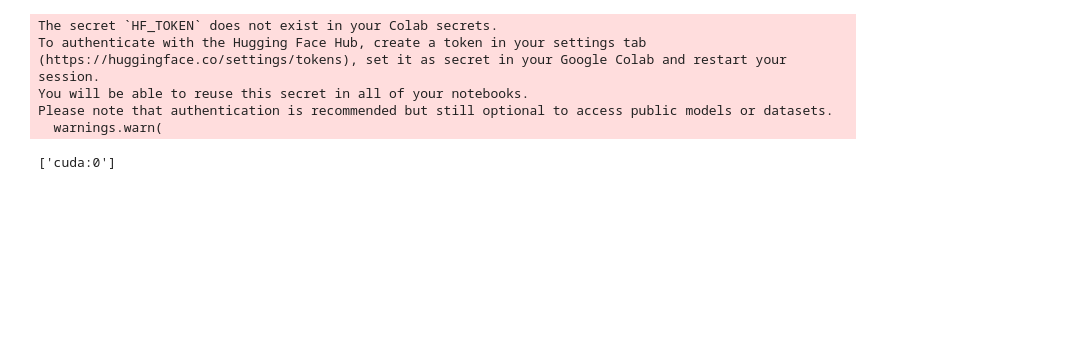
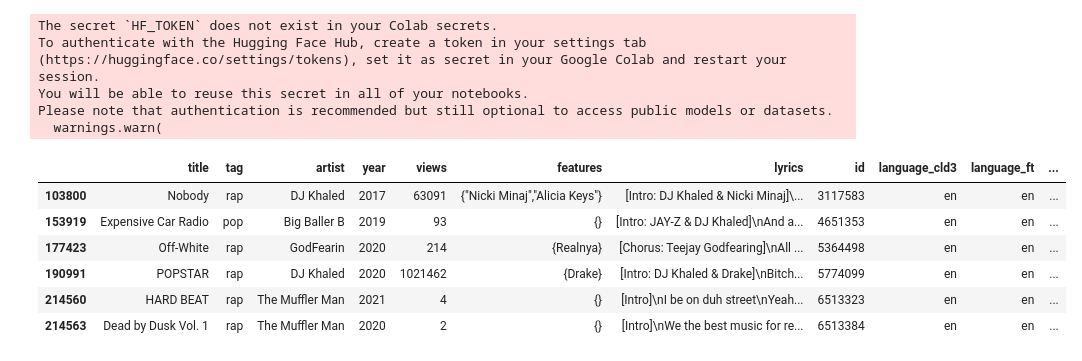
Before and after one commit to danoonan2021/IS4200_final_project, a Jupyter notebook: search.ipynb, the cells around one changed output. Saved outputs shown, nothing was run; the diff lists cells and outputs as text; code cells hidden in the pictures; blank space fills up the shorter version.

Commit message:
Hybrid Search Setup, w/o embedded

```diff
--- a/search.ipynb
+++ b/search.ipynb
@@ -126,0 +92,3 @@ simple_search_cleaned("we could be immortals")
+# %%
+#------------------Add Processed Column------------------#
+processed_data = add_processed_column(filtered_data)
@@ -127,3 +135,32 @@ simple_search_cleaned("we could be immortals")
+# %%
+#-------------------BM25 BIGRAM SEARCH MODEL------------#
+
+def get_top_matches(query, top_k=10):
+    query = preprocess_lyrics(query)
+    tokens = query.split()
+    query_ngrams = make_ngrams(tokens, NGRAM_SIZE)
+    V = unique_ngrams
+
+    results = []
+
+    for doc_id, doc_counter in id_nmap.items():
+        total_ngrams_in_doc = id_ncount[doc_id]
+        log_score = 0.0
+        match_count = 0
+
+        for ngram in query_ngrams:
+            count = doc_counter.get(ngram, 0)
+            if count > 0:
+                match_count += 1
+            prob = (count + 1) / (total_ngrams_in_doc + V)
+            log_score += math.log(prob)
+
+        if match_count > 0:
+            results.append((doc_id, match_count, log_score))
+
+    sorted_results = sorted(results, key=lambda x: (x[1], x[2]), reverse=True)
+
+    return sorted_results[:top_k]
 # %%
 !pip install python-dotenv
 # %% [output]
@@ -163,3 +202,3 @@ ContentEmbedding(values=[-0.022372285, -0.004451784, 0.013473644, -0.053762246,
 # %%
-data['embedded'] = data['processed'].apply(generate_embeddings)
+processed_data['embedded'] = processed_data['processed'].apply(generate_embeddings)
 # %% [output]
@@ -195,14 +234,11 @@ To authenticate with the Hugging Face Hub, create a token in your settings tab (
 You will be able to reuse this secret in all of your notebooks.
 Please note that authentication is recommended but still optional to access public models or datasets.
   warnings.warn(
-# %%
-model.target_devices
-# %% [output]
-['cuda:0']
 # %%
 docs = data['processed'].tolist()
 embeddings = model.encode(docs,
                           batch_size=16,
                           max_length=1024)['dense_vecs']
-data['embedded'] = embeddings
+
+data['embedded'] = list(embeddings)
 # %%
@@ -212,0 +308,10 @@ def find_most_similar(lyrics):
+# %%
+hybrid_ranked_results("we the best music", processed_data, alpha=0.75, beta=0.25, gamma=0.0)
+# %% [output]
+|  | title | tag | artist | year | views | features | lyrics | id | language_cld3 | language_ft | ... |
+| 103800 | Nobody | rap | DJ Khaled | 2017 | 63091 | {"Nicki Minaj","Alicia Keys"} | [Intro: DJ Khaled & Nicki Minaj]\... | 3117583 | en | en | ... |
+| 153919 | Expensive Car Radio | pop | Big Baller B | 2019 | 93 | {} | [Intro: JAY-Z & DJ Khaled]\nAnd a... | 4651353 | en | en | ... |
+| 177423 | Off-White | rap | GodFearin | 2020 | 214 | {Realnya} | [Chorus: Teejay Godfearing]\nAll ... | 5364498 | en | en | ... |
+| 190991 | POPSTAR | rap | DJ Khaled | 2020 | 1021462 | {Drake} | [Intro: DJ Khaled & Drake]\nBitch... | 5774099 | en | en | ... |
+| 214560 | HARD BEAT | rap | The Muffler Man | 2021 | 4 | {} | [Intro]\nI be on duh street\nYeah... | 6513323 | en | en | ... |
+| 214563 | Dead by Dusk Vol. 1 | rap | The Muffler Man | 2020 | 2 | {} | [Intro]\nWe the best music for re... | 6513384 | en | en | ... |
```
Also changed, not shown: parts of 25 cells of this notebook.
